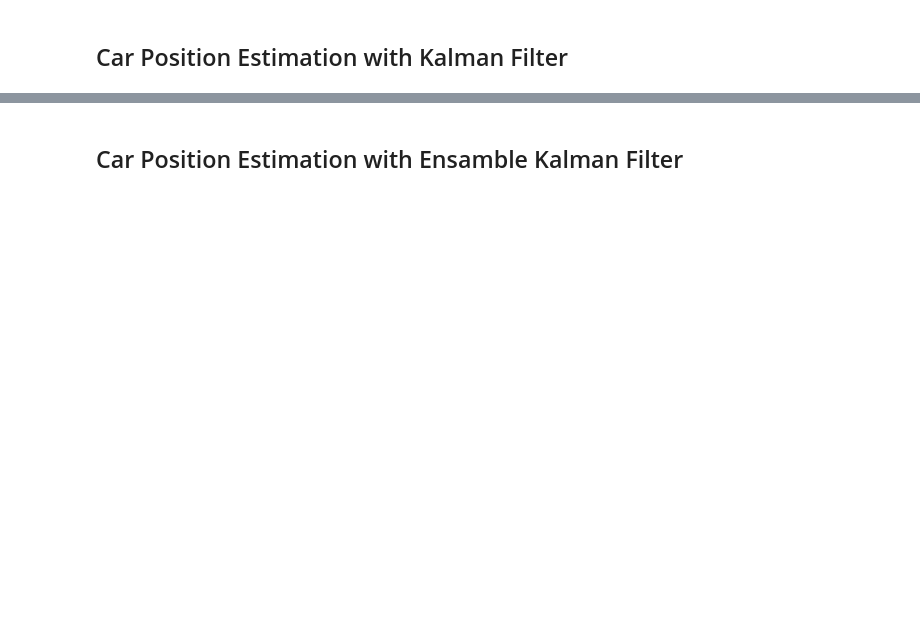
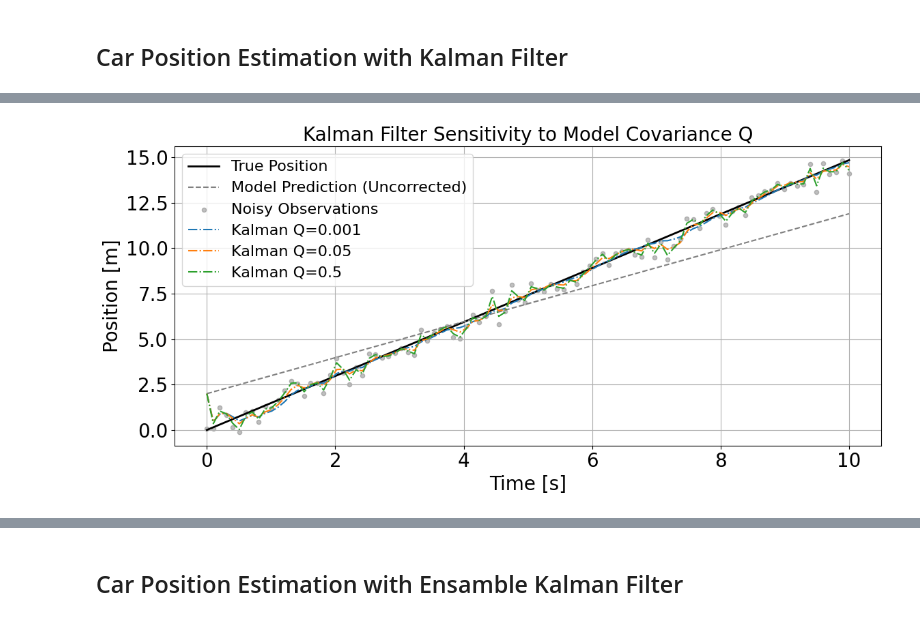
Before and after one commit to angelgvillatoro/bullville_M1, a Jupyter notebook: smart_sensing/car_position_DA.ipynb, the cells around one changed output, grey strips where cells are left out. Saved outputs shown, nothing was run; the diff lists cells and outputs as text; code cells hidden in the pictures; blank space fills up the shorter version.

```diff
--- a/smart_sensing/car_position_DA.ipynb
+++ b/smart_sensing/car_position_DA.ipynb
@@ -143,0 +176,66 @@ plt.show()
+# %%
+# Parámetros base
+dt = 0.1
+T = 10
+steps = int(T / dt)
+time = np.linspace(0, T, steps)
+v_true = 1.5
+pos_noise_std = 0.5
+
+# Estado verdadero
+x_true = np.zeros((steps, 2))
+x_true[0] = [0, v_true]
+for k in range(1, steps):
+    x_true[k, 0] = x_true[k-1, 0] + dt * x_true[k-1, 1]
+    x_true[k, 1] = x_true[k-1, 1]
+
+# Observaciones
+y_obs = x_true[:, 0] + np.random.normal(0, pos_noise_std, steps)
+
+# Modelo base (sin corrección)
+x_model = np.zeros((steps, 2))
+x_model[0] = [2.0, 1.0]
+for k in range(1, steps):
+    x_model[k, 0] = x_model[k-1, 0] + dt * x_model[k-1, 1]
+    x_model[k, 1] = x_model[k-1, 1]
+
+# Valores de Q a comparar
+Q_values = [0.001, 0.05, 0.5]
+colors = ['tab:green', 'tab:orange', 'tab:blue']
+
+plt.figure(figsize=(12, 6))
+plt.plot(time, x_true[:, 0], label='True Position', color='black', linewidth=2)
+plt.plot(time, x_model[:, 0], label='Model Prediction (Uncorrected)', linestyle='--', color='gray')
+plt.scatter(time, y_obs, label='Noisy Observations', color='gray', s=20, alpha=0.5)
+
+for Q_val, color in zip(Q_values, colors):
+    F = np.array([[1, dt], [0, 1]])
+    H = np.array([[1, 0]])
+    Q = np.array([[Q_val, 0], [0, Q_val]])
+    R = np.array([[pos_noise_std**2]])
+    I = np.eye(2)
+
+    x_kf = np.zeros((steps, 2))
+    x_kf[0] = [2.0, 1.0]
+    P = np.eye(2)
+
+    for k in range(1, steps):
+        x_pred = F @ x_kf[k-1]
+        P_pred = F @ P @ F.T + Q
+        y = y_obs[k] - H @ x_pred
+        S = H @ P_pred @ H.T + R
+        K = P_pred @ H.T @ np.linalg.inv(S)
+        x_kf[k] = x_pred + K @ y
+        P = (I - K @ H) @ P_pred
+
+    plt.plot(time, x_kf[:, 0], label=f'Kalman Q={Q_val}', linestyle='-.')
+
+plt.xlabel('Time [s]', fontsize=20)
+plt.ylabel('Position [m]', fontsize=20)
+plt.title('Kalman Filter Sensitivity to Model Covariance Q', fontsize=20)
+plt.legend(fontsize=16, loc='upper left')
+plt.grid(True)
+plt.tight_layout()
+plt.show()
+# %% [output]
+[figure, added]
```
Also changed, not shown: parts of 14 cells of this notebook, 22 other files.
